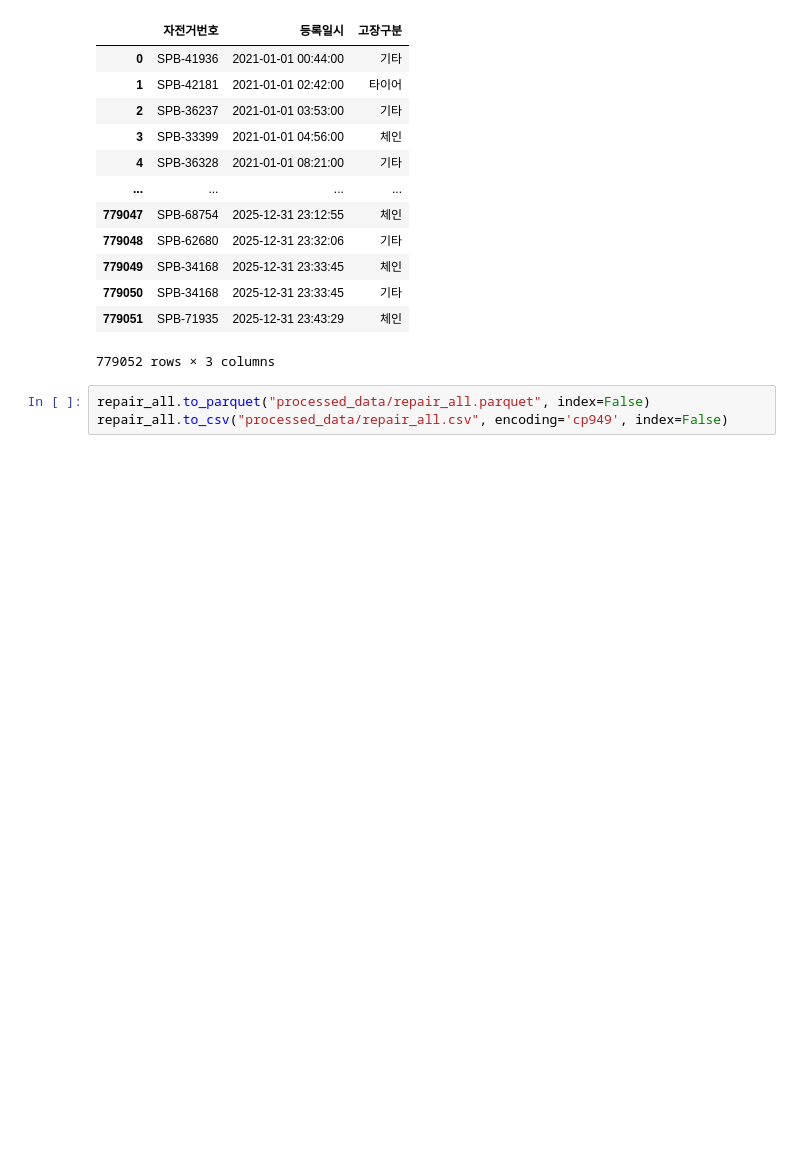
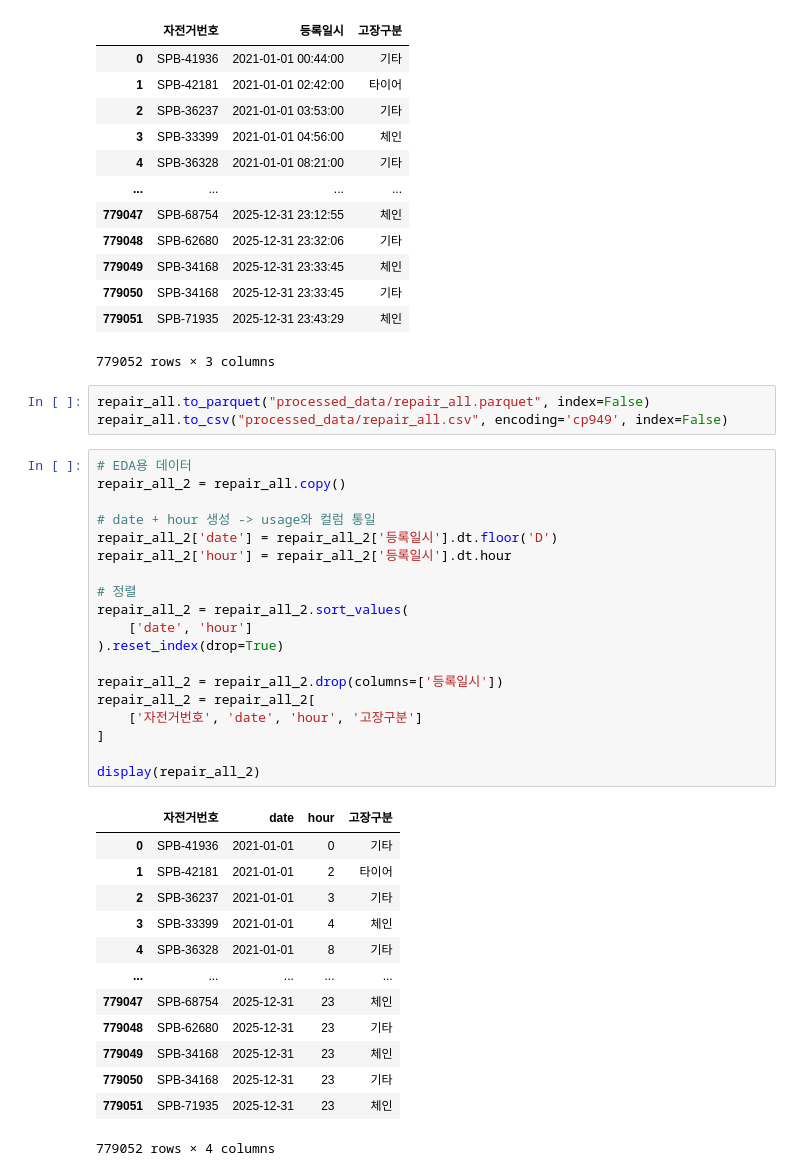
Before and after one commit to Jinx921/26-1_BITAmin_project, a Jupyter notebook: data_eda.ipynb, the cells around one changed output. Drawn from its saved outputs; the diff is of its cells as text; blank space fills up the shorter version.

```diff
--- a/data_eda.ipynb
+++ b/data_eda.ipynb
@@ -408,3 +410,36 @@ display(repair_all)
 # %%
 repair_all.to_parquet("processed_data/repair_all.parquet", index=False)
 repair_all.to_csv("processed_data/repair_all.csv", encoding='cp949', index=False)
+# %%
+# EDA용 데이터
+repair_all_2 = repair_all.copy()
+
+# date + hour 생성 -> usage와 컬럼 통일
+repair_all_2['date'] = repair_all_2['등록일시'].dt.floor('D')
+repair_all_2['hour'] = repair_all_2['등록일시'].dt.hour
+
+# 정렬
+repair_all_2 = repair_all_2.sort_values(
+    ['date', 'hour']
+).reset_index(drop=True)
+
+repair_all_2 = repair_all_2.drop(columns=['등록일시'])
+repair_all_2 = repair_all_2[
+    ['자전거번호', 'date', 'hour', '고장구분']
+]
+
+display(repair_all_2)
+# %% [output]
+|  | 자전거번호 | date | hour | 고장구분 |
+| 0 | SPB-41936 | 2021-01-01 | 0 | 기타 |
+| 1 | SPB-42181 | 2021-01-01 | 2 | 타이어 |
+| 2 | SPB-36237 | 2021-01-01 | 3 | 기타 |
+| 3 | SPB-33399 | 2021-01-01 | 4 | 체인 |
+| 4 | SPB-36328 | 2021-01-01 | 8 | 기타 |
+| ... | ... | ... | ... | ... |
+| 779047 | SPB-68754 | 2025-12-31 | 23 | 체인 |
+| 779048 | SPB-62680 | 2025-12-31 | 23 | 기타 |
+| 779049 | SPB-34168 | 2025-12-31 | 23 | 체인 |
+| 779050 | SPB-34168 | 2025-12-31 | 23 | 기타 |
+| 779051 | SPB-71935 | 2025-12-31 | 23 | 체인 |
+779052 rows × 4 columns
```
Also changed, not shown: parts of 4 cells of this notebook.
